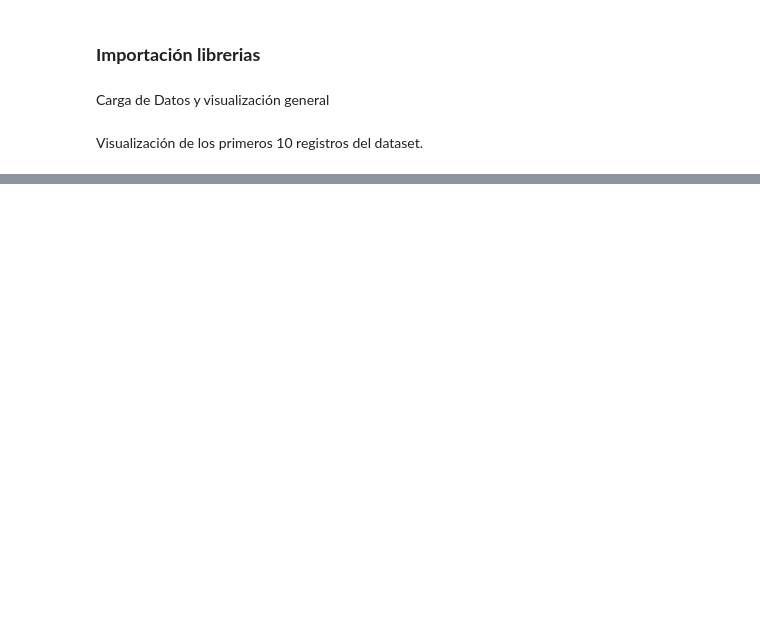
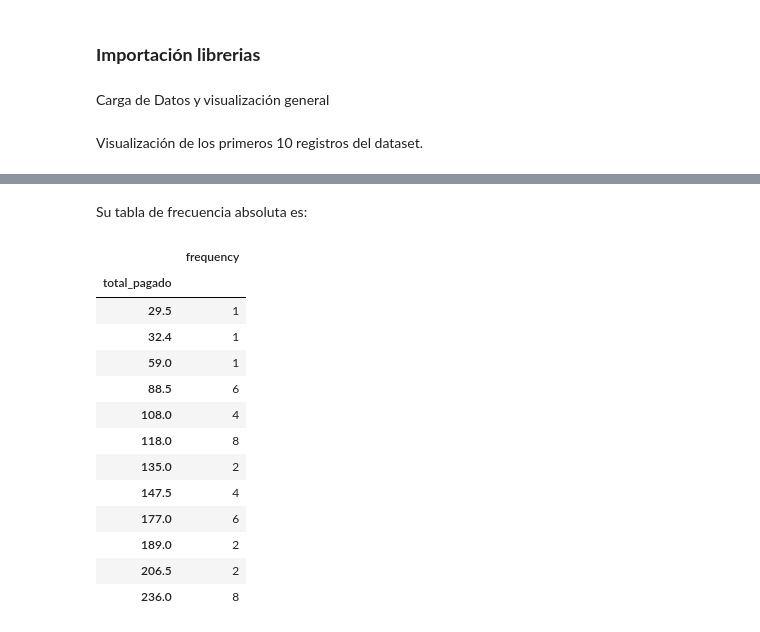
Before and after one commit to JALVARADORUIZ/Magister_BigData_UB, a Jupyter notebook: M2_AI2_AlvaradoRuizJoseArmando.ipynb, the cells around one changed output, grey strips where cells are left out. Cells and saved outputs as stored; diff of their text form; code cells hidden in the pictures; blank space fills up the shorter version.

```diff
--- a/M2_AI2_AlvaradoRuizJoseArmando.ipynb
+++ b/M2_AI2_AlvaradoRuizJoseArmando.ipynb
@@ -531,0 +96,20 @@ La variable como tal, es una variable recogida o expresada de forma numerica cuy
+# %% [markdown]
+Su tabla de frecuencia absoluta es:
+# %%
+frequency_total_pagado = df.groupby("total_pagado").agg(frequency=("total_pagado", "count"))
+frequency_total_pagado
+# %% [output]
+|  | frequency |
+| total_pagado |  |
+| 29.5 | 1 |
+| 32.4 | 1 |
+| 59.0 | 1 |
+| 88.5 | 6 |
+| 108.0 | 4 |
+| 118.0 | 8 |
+| 135.0 | 2 |
+| 147.5 | 4 |
+| 177.0 | 6 |
+| 189.0 | 2 |
+| 206.5 | 2 |
+| 236.0 | 8 |
```
Also changed, not shown: parts of 93 cells of this notebook.
